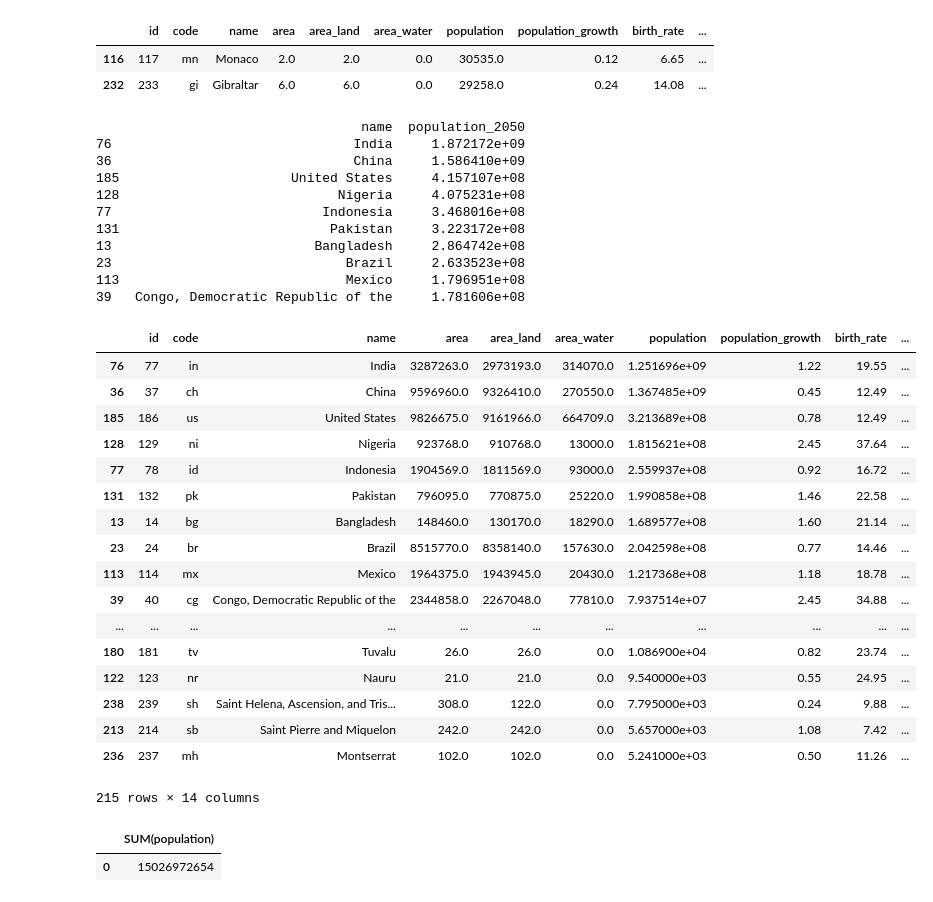
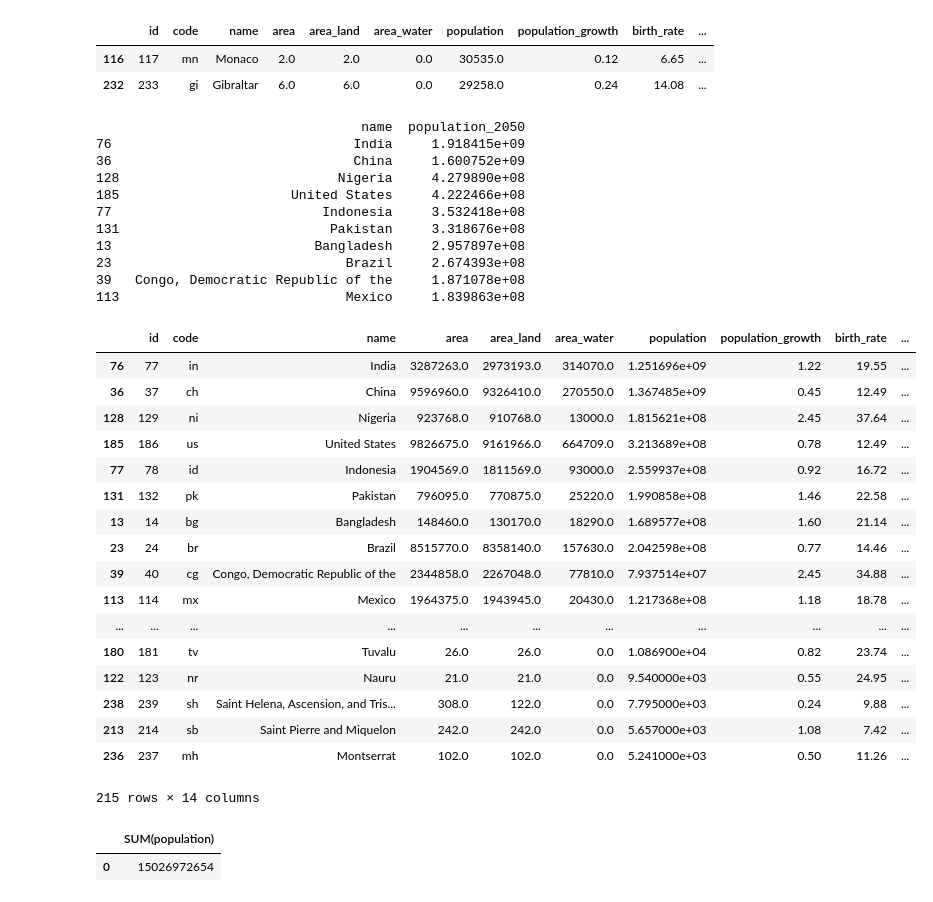
Before and after one commit to Morrowind1983/Dataquest-study-notes, a Jupyter notebook: 04 Working with Data Sources/02 SQL and Databases Beginner/Guided Project Working With a SQLite Database.ipynb, the cells around one changed output. Saved outputs shown, nothing was run; the diff lists cells and outputs as text; code cells hidden in the pictures.

```diff
--- a/04 Working with Data Sources/02 SQL and Databases Beginner/Guided Project Working With a SQLite Database.ipynb
+++ b/04 Working with Data Sources/02 SQL and Databases Beginner/Guided Project Working With a SQLite Database.ipynb
@@ -123,48 +123,46 @@ facts[facts["area_land"]<10]
 # %%
 # Write a function that takes in a country's initial population and growth rate,
 # and then outputs the final population.
 # The annual population growth (expressed as a percentage) for each country is in the population_growth column,
 # while the initial population is in the population column.
 import math
-import datetime
 
 def calc_pop(init_pop, grow_rate, year):
     final_pop = init_pop*math.e**(grow_rate*year/100)
     return final_pop
 
-n = 2050-datetime.datetime.now().year
-facts["population_2050"] = facts.apply(lambda row: calc_pop(row["population"], row["population_growth"], n), axis=1)
+facts["population_2050"] = facts.apply(lambda row: calc_pop(row["population"], row["population_growth"], 35), axis=1)
 
 # Use the dataframe sort_values method to sort on the 2050 population in descending order.
 sorted_facts = facts.sort_values("population_2050", ascending=False)
 
 # Print the 10 countries that will have the highest populations in 2050.
 print(sorted_facts[['name', 'population_2050']].head(10))
 
 sorted_facts
 # %% [output]
                                   name  population_2050
-76                               India     1.872172e+09
-36                               China     1.586410e+09
-185                      United States     4.157107e+08
-128                            Nigeria     4.075231e+08
-77                           Indonesia     3.468016e+08
-131                           Pakistan     3.223172e+08
-13                          Bangladesh     2.864742e+08
-23                              Brazil     2.633523e+08
-113                             Mexico     1.796951e+08
-39   Congo, Democratic Republic of the     1.781606e+08
+76                               India     1.918415e+09
+36                               China     1.600752e+09
+128                            Nigeria     4.279890e+08
+185                      United States     4.222466e+08
+77                           Indonesia     3.532418e+08
+131                           Pakistan     3.318676e+08
+13                          Bangladesh     2.957897e+08
+23                              Brazil     2.674393e+08
+39   Congo, Democratic Republic of the     1.871078e+08
+113                             Mexico     1.839863e+08
 |  | id | code | name | area | area_land | area_water | population | population_growth | birth_rate | ... |
 | 76 | 77 | in | India | 3287263.0 | 2973193.0 | 314070.0 | 1.251696e+09 | 1.22 | 19.55 | ... |
 | 36 | 37 | ch | China | 9596960.0 | 9326410.0 | 270550.0 | 1.367485e+09 | 0.45 | 12.49 | ... |
+| 128 | 129 | ni | Nigeria | 923768.0 | 910768.0 | 13000.0 | 1.815621e+08 | 2.45 | 37.64 | ... |
 | 185 | 186 | us | United States | 9826675.0 | 9161966.0 | 664709.0 | 3.213689e+08 | 0.78 | 12.49 | ... |
-| 128 | 129 | ni | Nigeria | 923768.0 | 910768.0 | 13000.0 | 1.815621e+08 | 2.45 | 37.64 | ... |
 | 77 | 78 | id | Indonesia | 1904569.0 | 1811569.0 | 93000.0 | 2.559937e+08 | 0.92 | 16.72 | ... |
 | 131 | 132 | pk | Pakistan | 796095.0 | 770875.0 | 25220.0 | 1.990858e+08 | 1.46 | 22.58 | ... |
 | 13 | 14 | bg | Bangladesh | 148460.0 | 130170.0 | 18290.0 | 1.689577e+08 | 1.60 | 21.14 | ... |
 | 23 | 24 | br | Brazil | 8515770.0 | 8358140.0 | 157630.0 | 2.042598e+08 | 0.77 | 14.46 | ... |
+| 39 | 40 | cg | Congo, Democratic Republic of the | 2344858.0 | 2267048.0 | 77810.0 | 7.937514e+07 | 2.45 | 34.88 | ... |
 | 113 | 114 | mx | Mexico | 1964375.0 | 1943945.0 | 20430.0 | 1.217368e+08 | 1.18 | 18.78 | ... |
-| 39 | 40 | cg | Congo, Democratic Republic of the | 2344858.0 | 2267048.0 | 77810.0 | 7.937514e+07 | 2.45 | 34.88 | ... |
 | ... | ... | ... | ... | ... | ... | ... | ... | ... | ... | ... |
 | 180 | 181 | tv | Tuvalu | 26.0 | 26.0 | 0.0 | 1.086900e+04 | 0.82 | 23.74 | ... |
 | 122 | 123 | nr | Nauru | 21.0 | 21.0 | 0.0 | 9.540000e+03 | 0.55 | 24.95 | ... |
```
Also changed, not shown: 1 other file.
